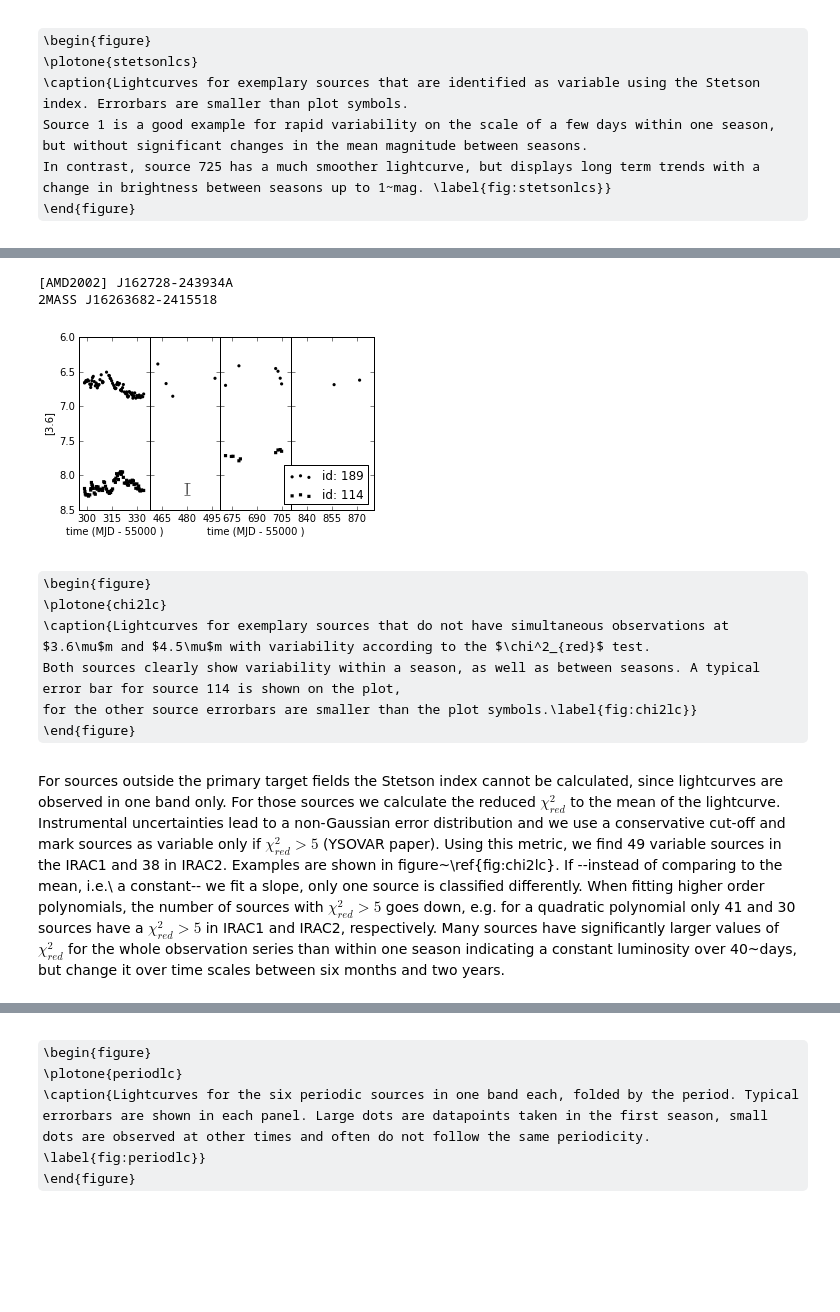
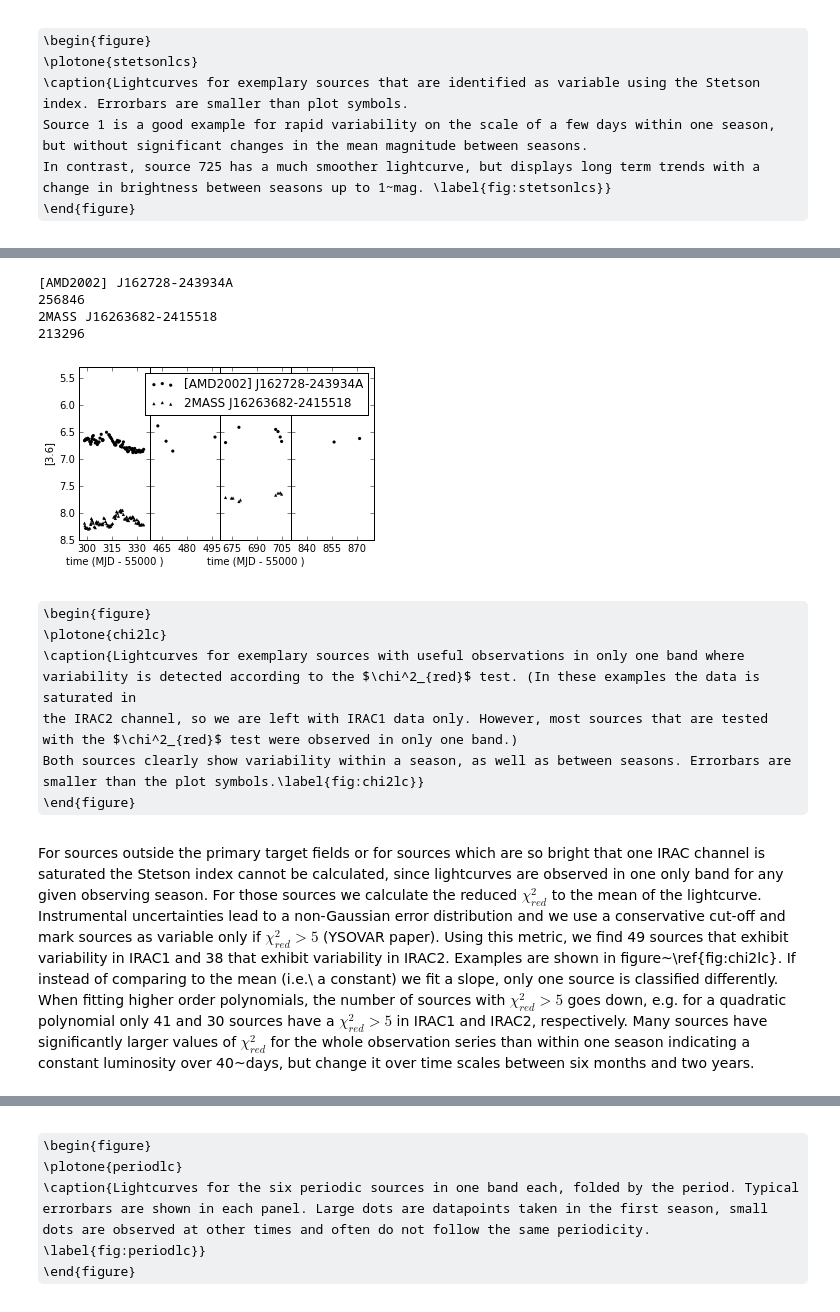
Before and after one commit to YSOVAR/Analysis, a Jupyter notebook: L1688_analysis.ipynb, the cells around one changed output, grey strips where cells are left out. Saved outputs shown, nothing was run; the diff lists cells and outputs as text; code cells hidden in the pictures; some formulas as TeX source; blank space fills up the shorter version.

Commit message:
work in most of Kevins and Peters comments

```diff
--- a/L1688_analysis.ipynb
+++ b/L1688_analysis.ipynb
@@ -1158,15 +1361,17 @@ y0 = .15 #leave space for label on bottom
 y1 = .95 #leave space for title
 
 ind_obj= [666,789,750,915]
+ind_obj = ['212420', '212725', '237474', '212675']
 
 ypos = np.linspace(y0,y1,len(ind_obj)+1)
 
 ax = np.zeros((len(xlim), len(ind_obj)), dtype=np.object)
 
 for i,xl in enumerate(xlim):
+
     xl = np.array(xl, dtype = float) - plot_atlas.mjdoffset # ensure it's float for divisions
-    for j, ind in enumerate(ind_obj):
-
+    for j, id2 in enumerate(ind_obj):
+        ind = (cat['YSOVAR2_id']==id2).nonzero()[0][0]
         axpos = [x0 + xlen[0:i].sum() / xtot * (x1-x0), ypos[j], (xl[1] - xl[0]) / xtot * (x1-x0), ypos[j+1]-ypos[j]]
         if i == 0:
             if j==0:
@@ -1188,15 +1393,18 @@ for i,xl in enumerate(xlim):
         data = cat.lclist[ind]
         y = data['m45']
         y = y - np.mean(y)
-        ax[i,j].plot(data['t45']-plot_atlas.mjdoffset,y, marker='<', c='k', label = 'id: {0}'.format(i+1))
-
+        ax[i,j].plot(data['t45']-plot_atlas.mjdoffset,y, marker='<', c='k', label = cat['name'][ind])
 
 for i in range(len(xlim)):
     plt.setp(ax[i,0].get_xticklabels(), visible=True)
-for j in range(len(ind_obj)):
+
+xvalues = [707,707,707,750]
+yvalues = [0.074, 0.6, 0.8,0.23]
+for j, id2 in enumerate(ind_obj):
+    ind = (cat['YSOVAR2_id']==id2).nonzero()[0][0]
     plt.setp(ax[0,j].get_yticklabels(), visible=True)
     ax[0,j].invert_yaxis()
-    ax[1,j].text(469, 0, 'id={0}'.format(ind_obj[j]+1))
+    ax[3,j].text(xvalues[j], yvalues[j], cat['name'][ind])  #draw in ax[3,j] because that's on top
 
 ax[1,0].set_xlabel('MJD - 55000')
 ax[3,0].set_xlabel('MJD - 55000')
@@ -1275,7 +1483,7 @@ We obtain lightcurves for 984 distinct sources with at least five datapoints in
 Table~\ref{tab:tab2} contains properties of each source in our sample and of their lightcurves. The full version of the table is only available online, here we describe its form and content.
 # %%
 # output->LaTeX
-catoutnames = ['ra', 'dec', 'IAU_NAME', 'id', 'c2d_id', 'wil08_ID', 'bar12_ID', 'AdOC08_AOC', 'nomad_NOMAD1']
+catoutnames = ['ra', 'dec', 'IAU_NAME', 'c2d_id', 'wil08_ID', 'bar12_ID', 'AdOC08_AOC', 'nomad_NOMAD1']
 for n in ['Jmag', 'Hmag', 'Kmag','3.6mag', '4.5mag','5.8mag','8.0mag', '24mag']:
     catoutnames.append(n)
     catoutnames.append('e_'+n)
@@ -1540,12 +1748,14 @@ fig = plt.figure(figsize = (5,5))
 fig.subplots_adjust(top=.96)
 fig, axes, taxes = plot_atlas.setup_lcplot_axes(cat.lclist[0], xlim, fig = fig)
 
-for i, m in zip([68, 724, 0], 'o^>'):
+for id2, m in zip(['212627', '212661', '212769'], 'o^>'):
+    i = (cat['YSOVAR2_id']==id2).nonzero()[0][0]
     data = cat.lclist[i]
     print cat['simbad_MAIN_ID'][i]
+    print cat['YSOVAR2_id'][i]
     for ax, tax in zip(axes, taxes):
         ax.xaxis.set_major_locator(MaxNLocator(4))
-        ax.scatter(data['t36']-plot_atlas.mjdoffset, data['m36'], lw=0, s=10, marker=m, c='k', label = 'id: {0}'.format(i+1))
+        ax.scatter(data['t36']-plot_atlas.mjdoffset, data['m36'], lw=0, s=10, marker=m, c='k', label = cat['name'][i])
         tax.scatter(data['t45']-plot_atlas.mjdoffset, data['m45'], lw=0, s=10, marker=m, c='r')
 
 # Errorbars are smaller than plot symbols
@@ -1554,7 +1764,7 @@ for i, m in zip([68, 724, 0], 'o^>'):
 #taxes[1].errorbar(485, 9.3, np.mean(cat.lclist[724]['m45_error']), color = 'r', fmt='-')
 #taxes[1].errorbar(485, 10.5, np.mean(cat.lclist[0]['m45_error']), color = 'r', fmt='-')
 
-axes[3].legend(loc='center', bbox_to_anchor=(0.3,0.6))
+axes[3].legend(loc='center', bbox_to_anchor=(-1.,0.6))
 taxes[0].set_ylim([11.3, 6.6])
 fig.savefig(os.path.join(plotdir, 'stetsonlcs.eps'))
 fig.savefig(os.path.join(posterdir, 'stetsonlcs.png'))
@@ -1610,40 +1823,39 @@ all, x^2 trend removed  40       32
 # %%
 xlim = [[55295,55338], [55458,55500], [55668, 55710], [55830, 55880]]
 fig = plt.figure(figsize = (5,3))
 fig.subplots_adjust(right=.98, top=.96)
 fig, axes, taxes = plot_atlas.setup_lcplot_axes(cat.lclist[0], xlim, fig = fig, twinx=False)
 
-for i, m, c in zip([188, 113], 'os', 'kk'):
+for id2, m, c in zip(['256846', '213296'], 'o^', 'kk'):
+    i = (cat['YSOVAR2_id']==id2).nonzero()[0][0]
     print cat['simbad_MAIN_ID'][i]
+    print cat['YSOVAR2_id'][i]
     data = cat.lclist[i]
     for ax, tax in zip(axes, taxes):
         ax.xaxis.set_major_locator(MaxNLocator(4))
-        ax.scatter(data['t36']-plot_atlas.mjdoffset, data['m36'], lw=0, s=10, marker=m, c=c, label = 'id: {0}'.format(i+1))
-        #tax.scatter(data['t45']-plot_atlas.mjdoffset, data['m45'], lw=0, s=10, marker=m, c='r')
+        ax.scatter(data['t36']-plot_atlas.mjdoffset, data['m36'], lw=0, s=10, marker=m, c=c, label = cat['name'][i])
 
-
-#axes[1].errorbar(480, 6.5, np.mean(cat.lclist[36]['m36_error']), color = 'r', fmt='-')
-#axes[1].errorbar(480, 7.0, np.mean(cat.lclist[188]['m36_error']), color = 'k', fmt='-')
-axes[1].errorbar(480, 8.2, np.mean(cat.lclist[133]['m36_error']), color = 'k', fmt='-')
-
-
+#axes[0].errorbar(300, 7.8, cat['mean_36_error'][i], color = 'k', fmt='-')
 axes[0].set_ylabel('[3.6]')
-axes[3].legend(loc = 'lower right')
+axes[3].legend(loc = 'upper right')
+axes[0].set_ylim([None, 5.3])
 fig.savefig(os.path.join(plotdir, 'chi2lc.eps'))
 fig.savefig(os.path.join(posterdir, 'chi2lc.png'))
 # %% [output]
 [AMD2002] J162728-243934A
+256846
 2MASS J16263682-2415518
+213296
-[figure, old version]
+[figure, new version]
 # %% [markdown]
 \begin{figure}
 \plotone{chi2lc}
-\caption{Lightcurves for exemplary sources that do not have simultaneous observations at $3.6\mu$m and $4.5\mu$m with variability according to the $\chi^2_{red}$ test.
-Both sources clearly show variability within a season, as well as between seasons. A typical error bar for source 114 is shown on the plot,
-for the other source errorbars are smaller than the plot symbols.\label{fig:chi2lc}}
+\caption{Lightcurves for exemplary sources with useful observations in only one band where variability is detected according to the $\chi^2_{red}$ test. (In these examples the data is saturated in
+the IRAC2 channel, so we are left with IRAC1 data only. However, most sources that are tested with the $\chi^2_{red}$ test were observed in only one band.)
+Both sources clearly show variability within a season, as well as between seasons. Errorbars are smaller than the plot symbols.\label{fig:chi2lc}}
 \end{figure}
 # %% [markdown]
-For sources outside the primary target fields the Stetson index cannot be calculated, since lightcurves are observed in one band only. For those sources we calculate the reduced $\chi^2_{red}$ to the mean of the lightcurve. Instrumental uncertainties lead to a non-Gaussian error distribution and we use a conservative cut-off and mark sources as variable only if $\chi^2_{red} > 5$ (YSOVAR paper). Using this metric, we find 49 variable sources in the IRAC1 and 38 in IRAC2. Examples are shown in figure~\ref{fig:chi2lc}. If --instead of comparing to the mean, i.e.\ a constant-- we fit a slope, only one source is classified differently.
+For sources outside the primary target fields or for sources which are so bright that one IRAC channel is saturated the Stetson index cannot be calculated, since lightcurves are observed in one only band for any given observing season. For those sources we calculate the reduced $\chi^2_{red}$ to the mean of the lightcurve. Instrumental uncertainties lead to a non-Gaussian error distribution and we use a conservative cut-off and mark sources as variable only if $\chi^2_{red} > 5$ (YSOVAR paper). Using this metric, we find 49 sources that exhibit variability in IRAC1 and 38 that exhibit variability in IRAC2. Examples are shown in figure~\ref{fig:chi2lc}. If instead of comparing to the mean (i.e.\ a constant) we fit a slope, only one source is classified differently.
 When fitting higher order polynomials, the number of sources with $\chi^2_{red} > 5$ goes down, e.g. for a quadratic polynomial only 41 and 30 sources have a $\chi^2_{red}> 5 $ in IRAC1 and IRAC2, respectively.
 Many sources have significantly larger values of $\chi^2_{red}$ for the whole observation series than within one season indicating a constant luminosity over 40~days, but change it over time scales between six months and two years.
 # %%
```
Also changed, not shown: parts of 110 cells of this notebook.
